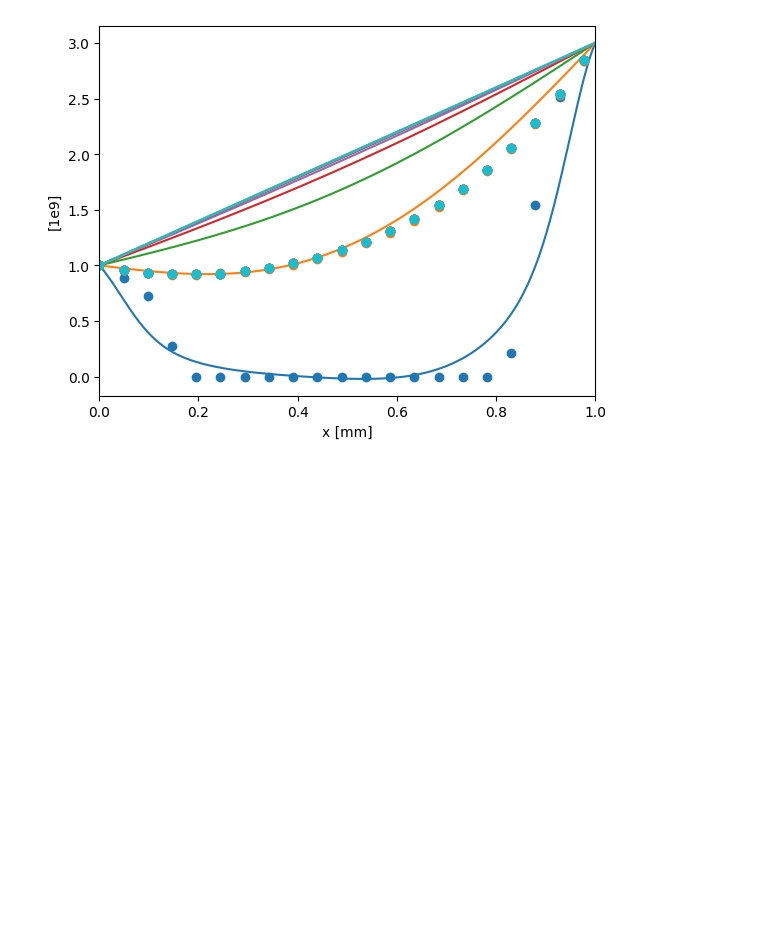
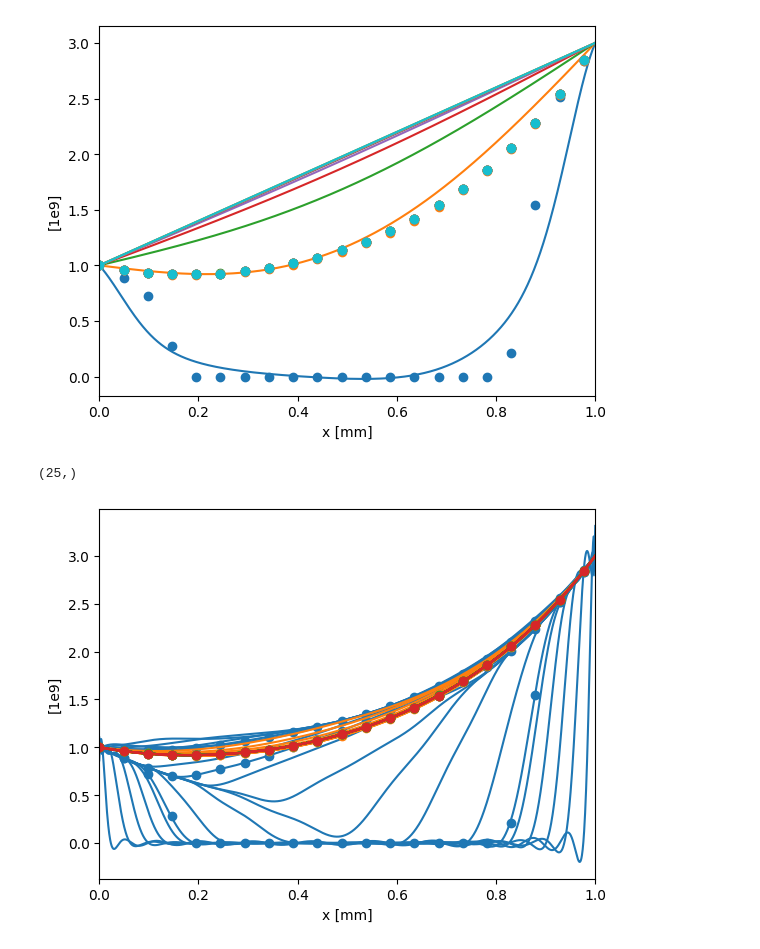
Before and after one commit to EricPgh/heatlearn, a Jupyter notebook: bte_1d_fluxboundary.ipynb, the cells around one changed output. Cells and saved outputs as stored; diff of their text form; code cells hidden in the pictures; blank space fills up the shorter version.

```diff
--- a/bte_1d_fluxboundary.ipynb
+++ b/bte_1d_fluxboundary.ipynb
@@ -292,3 +453,14 @@ integrate(FL,A_stable)
+# %%
+#import numpy as np
+np.set_printoptions(precision=1)
+
+if 'bte_1d_boundaryfluxlearn' in sys.modules:
+    del sys.modules['bte_1d_boundaryfluxlearn']
+from bte_1d_boundaryfluxlearn import convolve,buildLegendreLaplacian
+convolve(FL)#,buildLegendreLaplacian(FL.deg_Leg))
+# %% [output]
+(25,)
+[figure, added]
 # %%
 """        if False: #initial attempt to implement corrector. not sure why I was trying to do it within the epoch when I think by design I won't know Tavg except at epoch boundaries. I was having initial difficulties that I was attributing to integration errors and falsely though correctors were needed already. Final working prototype left the final line (c2+=Hp*(y-Hf)) commented and unused. but this workflow essential shows the chatGPT suggested process of distributing the error back into the coefficients by some operator Hp.
             Hf = np.dot(H.T,c1[Nn,:])
```
Also changed, not shown: parts of 6 cells of this notebook, 3 other files.
